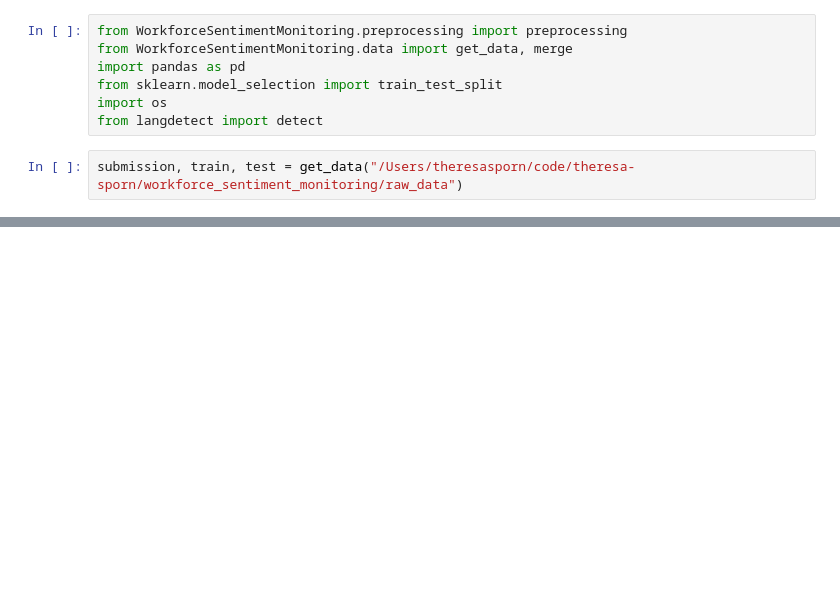
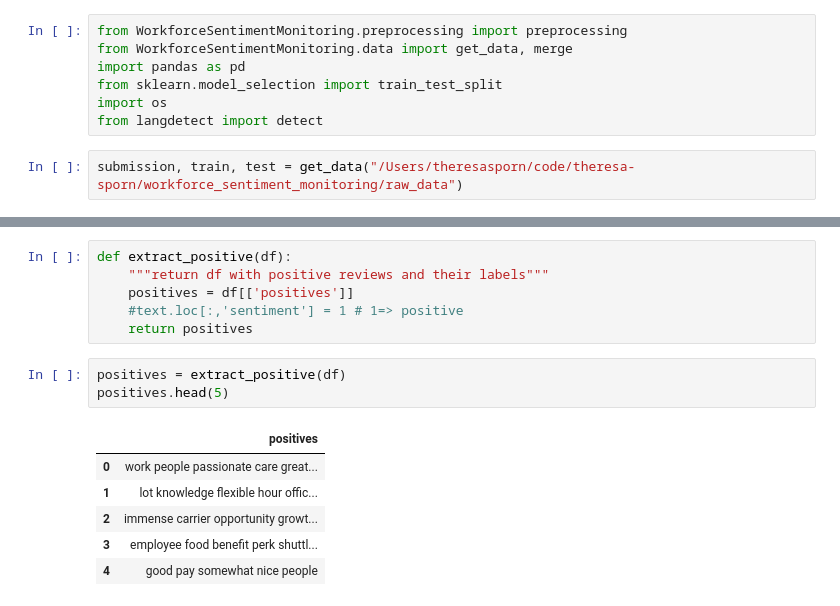
Before and after one commit to theresa-sporn/WorkforceSentimentMonitoring, a Jupyter notebook: notebooks/Theresa_Testing_Functions.ipynb, the cells around one changed output, grey strips where cells are left out. Saved outputs shown, nothing was run; the diff lists cells and outputs as text; blank space fills up the shorter version.

```diff
--- a/notebooks/Theresa_Testing_Functions.ipynb
+++ b/notebooks/Theresa_Testing_Functions.ipynb
@@ -35,0 +78,16 @@ NameError: name 'to_lower' is not defined
+# %%
+def extract_positive(df):
+    """return df with positive reviews and their labels"""
+    positives = df[['positives']]
+    #text.loc[:,'sentiment'] = 1 # 1=> positive
+    return positives
+# %%
+positives = extract_positive(df)
+positives.head(5)
+# %% [output]
+|  | positives |
+| 0 | work people passionate care great... |
+| 1 | lot knowledge flexible hour offic... |
+| 2 | immense carrier opportunity growt... |
+| 3 | employee food benefit perk shuttl... |
+| 4 | good pay somewhat nice people |
```
Also changed, not shown: parts of 11 cells of this notebook, 1 other file.
